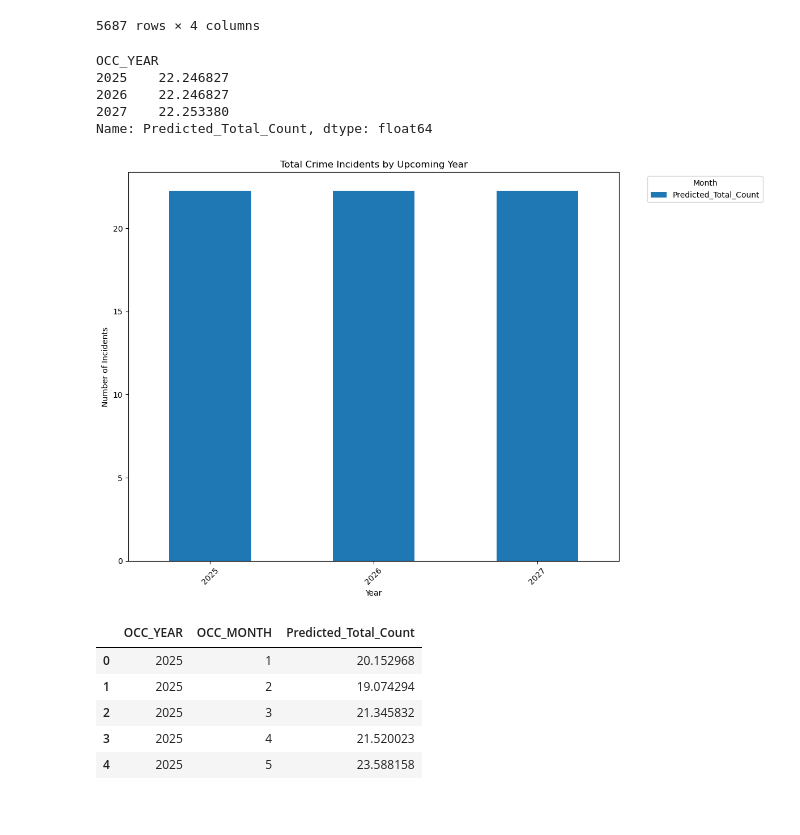
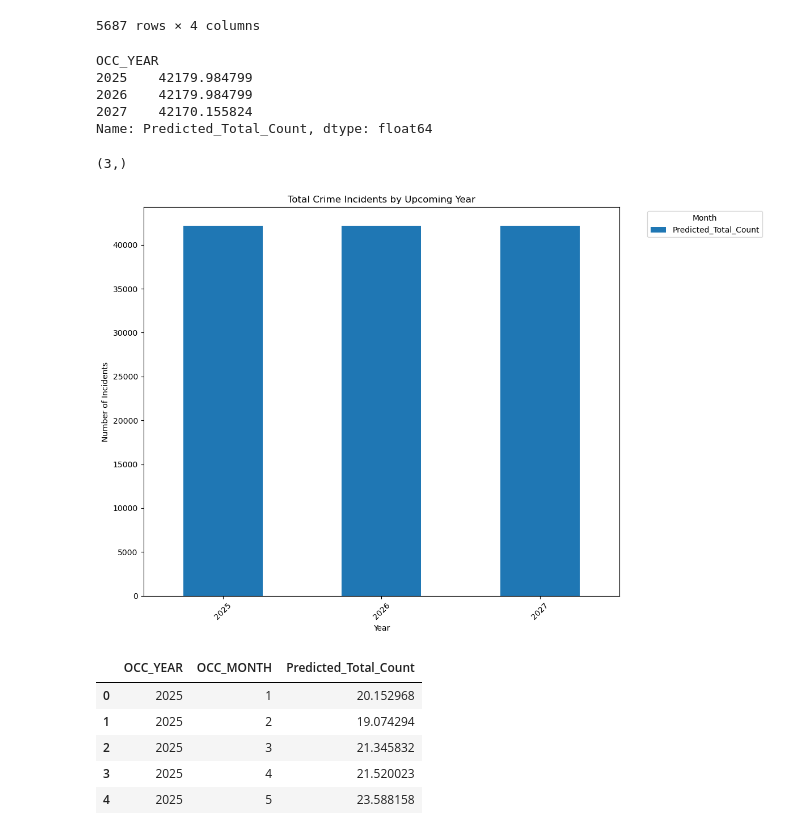
Before and after one commit to bhanotlavanya/Project_4_Crime_Prediction, a Jupyter notebook: crime_data_2.ipynb, the cells around one changed output. Saved outputs shown, nothing was run; the diff lists cells and outputs as text; code cells hidden in the pictures.

Commit message:
Added more graphs

```diff
--- a/crime_data_2.ipynb
+++ b/crime_data_2.ipynb
@@ -678,27 +678,31 @@ Crime Data with Predictions for 2025-2027:
 | 6628 | 174 | 2027 | 12 | 14.054918 |
 5687 rows × 4 columns
 # %%
-crime_2025_2027_by_month = crime_2025_2027.groupby('OCC_YEAR')['Predicted_Total_Count'].mean()
+crime_2025_2027_by_month = crime_2025_2027.groupby('OCC_YEAR')['Predicted_Total_Count'].sum()
 crime_2025_2027_by_month
 # %% [output]
 OCC_YEAR
-2025    22.246827
-2026    22.246827
-2027    22.253380
+2025    42179.984799
+2026    42179.984799
+2027    42170.155824
 Name: Predicted_Total_Count, dtype: float64
+# %%
+crime_2025_2027_by_month.shape
+# %% [output]
+(3,)
 # %%
 # Plotting the bar chart
-crime_2025_2027_by_month.plot(kind='bar', stacked=True, figsize=(12, 8))
+crime_2025_2027_by_month.plot(kind='bar', figsize=(12, 8))
 
 plt.title('Total Crime Incidents by Upcoming Year')
 plt.xlabel('Year')
 plt.ylabel('Number of Incidents')
 plt.xticks(rotation=45)
 plt.legend(title='Month', bbox_to_anchor=(1.05, 1), loc='upper left')  # Move the legend outside the plot
 plt.tight_layout()
 plt.show()
 # %% [output]
-[figure, old version]
+[figure, new version]
 # %%
 # Group the data by year and month and get the mean of Predicted_Total_Count
 crime_by_future_year_month = crime_2025_2027.groupby(['OCC_YEAR', 'OCC_MONTH'])['Predicted_Total_Count'].mean().reset_index()
```
Also changed, not shown: parts of 5 cells of this notebook.
